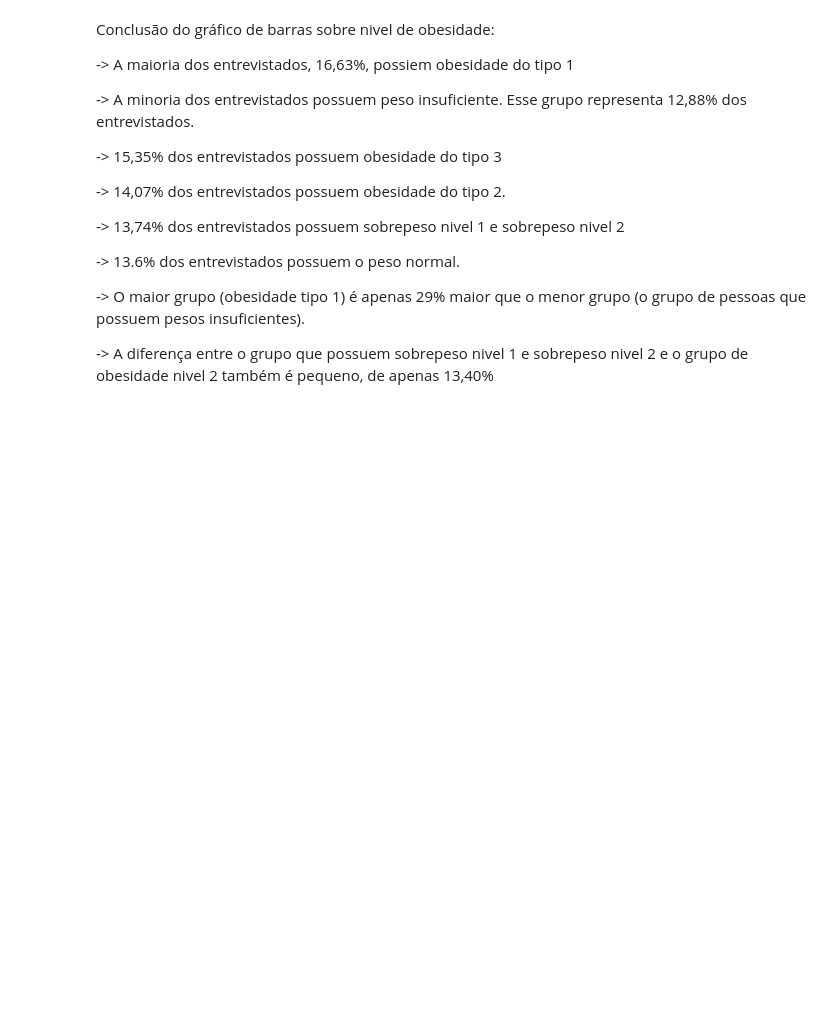
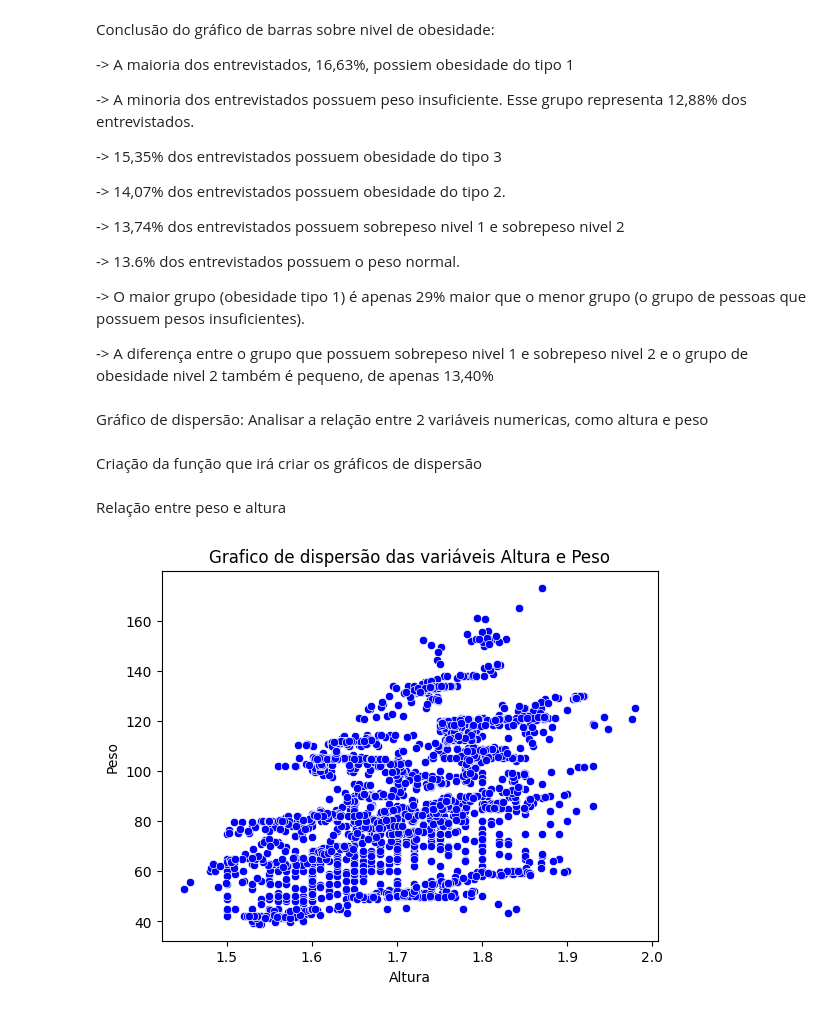
Before and after one commit to caikedomingues/Analise-de-dados-sobre-obesidade, a Jupyter notebook: Analise_Obesidade.ipynb, the cells around one changed output. Saved outputs shown, nothing was run; the diff lists cells and outputs as text; code cells hidden in the pictures; blank space fills up the shorter version.

Commit message:
parte 10 do projeto de analise de dados sobre obesidade
Inicio das análises dos gráficos de dispersão (scatterplot)

```diff
--- a/Analise_Obesidade.ipynb
+++ b/Analise_Obesidade.ipynb
@@ -1715,3 +1715,36 @@ de pessoas que possuem pesos insuficientes).
 
 -> A diferença entre o grupo que possuem sobrepeso nivel 1 e sobrepeso nivel 2  e o
 grupo de obesidade nivel 2 também é pequeno, de apenas 13,40%
+# %% [markdown]
+Gráfico de dispersão: Analisar a relação entre 2 variáveis numericas, como altura e peso
+# %% [markdown]
+Criação da função que irá criar os gráficos de dispersão
+# %%
+# Função que irá criar os gráficos de dispersão: A função irá receber como parâmetro
+# o nome da coluna do eixo x, o nome da coluna do eixo Y, a cor dos pontos do gráfico
+# o rótulo do eixo X e o rótulo do eixo Y
+def criar_dispersao(colunaX, colunaY, cor_ponto, labelx, labely):
+
+    # Titulo do gráfico usando os valores do eixo X e Y. O titulo será alinhado ao centro e terá
+    # como tamanho da fonte o valor 12.
+    plt.title(f'Grafico de dispersão das variáveis {labelx} e {labely}', loc='center', fontsize=12)
+
+    # Rótulo do eixo X
+    plt.xlabel(labelx)
+
+    # Rótulo do eixo Y
+    plt.ylabel(labely)
+
+    # Função do seaborn que irá criar o gráfico de pontos scatterplot. A função irá
+    # receber como parametro a base de dados análisada, os valores do eixo X, os
+    # valores do eixo Y e a cor dos pontos do gráfico
+    sns.scatterplot(data=colunas_numericas, x = colunaX, y = colunaY, color=cor_ponto)
+
+    # Exibição do gráfico
+    plt.show()
+# %% [markdown]
+Relação entre peso e altura
+# %%
+criar_dispersao('Altura', 'Peso', 'blue',  'Altura', 'Peso')
+# %% [output]
+[figure, added]
```
Also changed, not shown: parts of 7 cells of this notebook.
